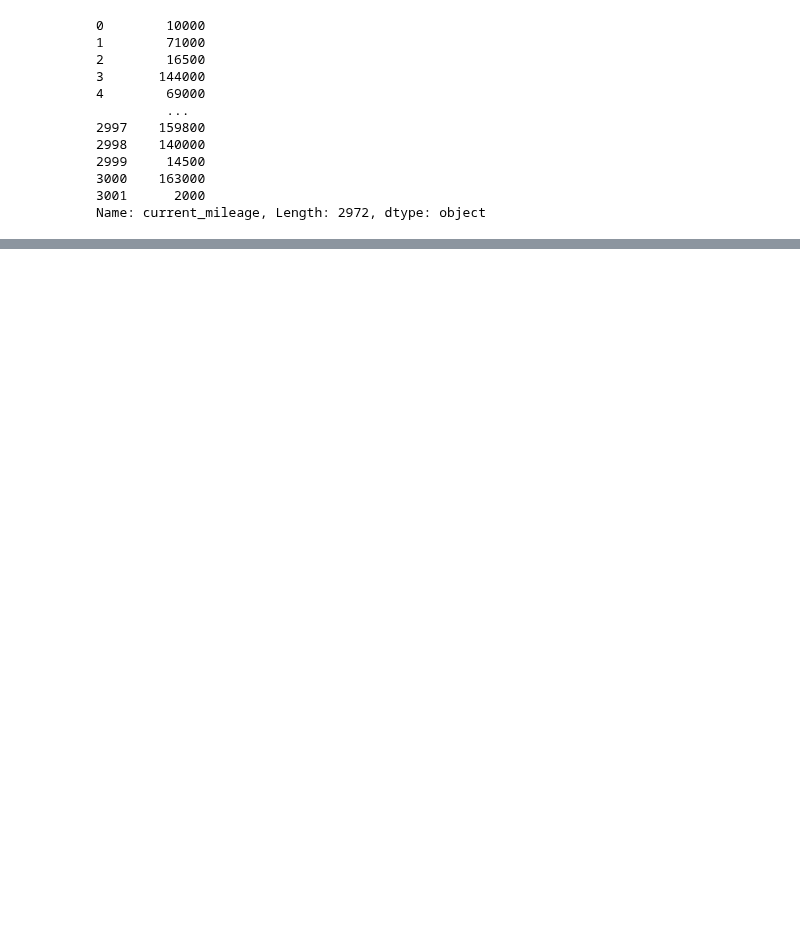
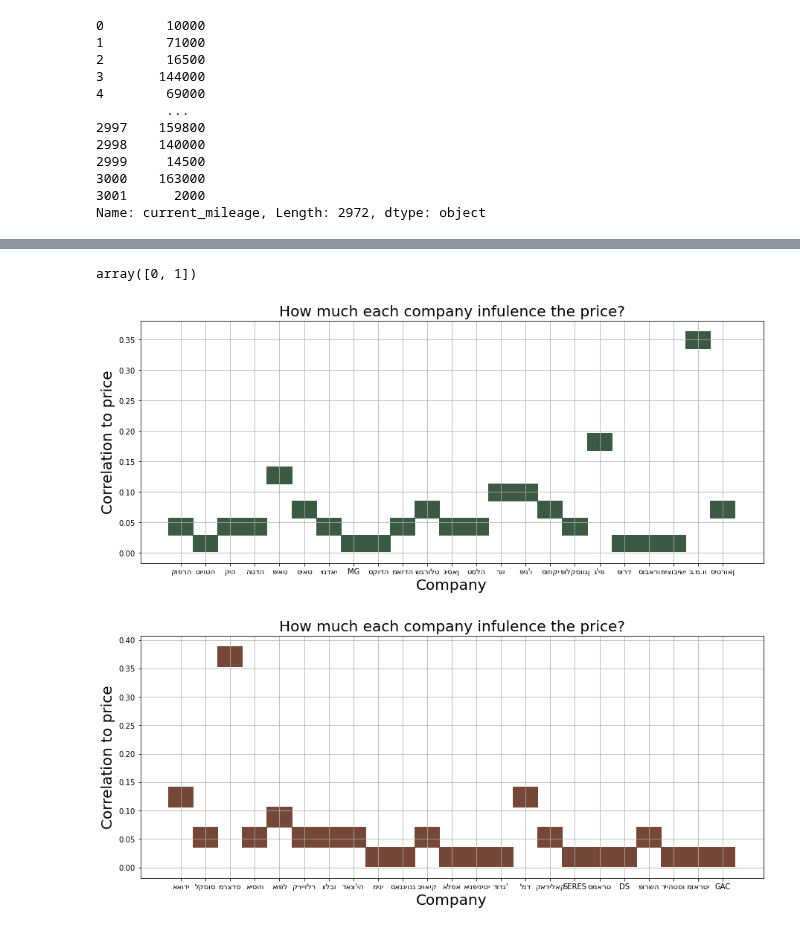
Before and after one commit to OrenAviya/project-semester-a, a Jupyter notebook: 2.ClearingData.ipynb, the cells around one changed output, grey strips where cells are left out. Saved outputs shown, nothing was run; the diff lists cells and outputs as text; code cells hidden in the pictures; blank space fills up the shorter version.

```diff
--- a/2.ClearingData.ipynb
+++ b/2.ClearingData.ipynb
@@ -613,0 +681,3 @@ cars.to_csv(r'C:\Users\Alon\Desktop\קורסים\מדעי הנתונים\cars_da
+# %%
+corr_matrix = cars.corr()
+corr_matrix["price"].sort_values(ascending = False).abs()
@@ -613,0 +697,34 @@ cars.to_csv(r'C:\Users\Alon\Desktop\קורסים\מדעי הנתונים\cars_da
+# %%
+car_names = cars.CompanyName.unique()
+corol_com = np.zeros(len(car_names))
+counter = 0
+
+for x in car_names:
+    tempStr = "is_" + itemToEnglish(x)
+    corol_com[counter] = abs(corr_matrix["price"].sort_values(ascending = False)[tempStr])
+    counter = counter+1;
+# %%
+NUM_OF_GRAPH = 2
+arr = np.arange(0, NUM_OF_GRAPH)
+arr
+# %% [output]
+array([0, 1])
+# %%
+def splitGraph(car_names, corol_com):
+    for x in arr:
+        #plt.subplots(1, 1, figsize=(20, 6))
+
+        f, (ax1) = plt.subplots(1, 1, figsize=(15, 6))
+        xCol = car_names[int(len(car_names)/2*x):int(len(car_names)/2*(x+1))]
+        yCol = corol_com[int(len(car_names)/2*x):int(len(car_names)/2*(x+1))]
+        sns.histplot(y=  yCol, x = xCol, ax=ax1, color=randomColor())
+
+        plt.grid()
+        plt.xlabel('Company', size = 20)
+        plt.ylabel('Correlation to price', size = 20)
+        plt.title('How much each company infulence the price?', size = 20)
+
+splitGraph(car_names, corol_com)
+# %% [output]
+[figure, added]
+[figure, added]
```
Also changed, not shown: parts of 10 cells of this notebook.
